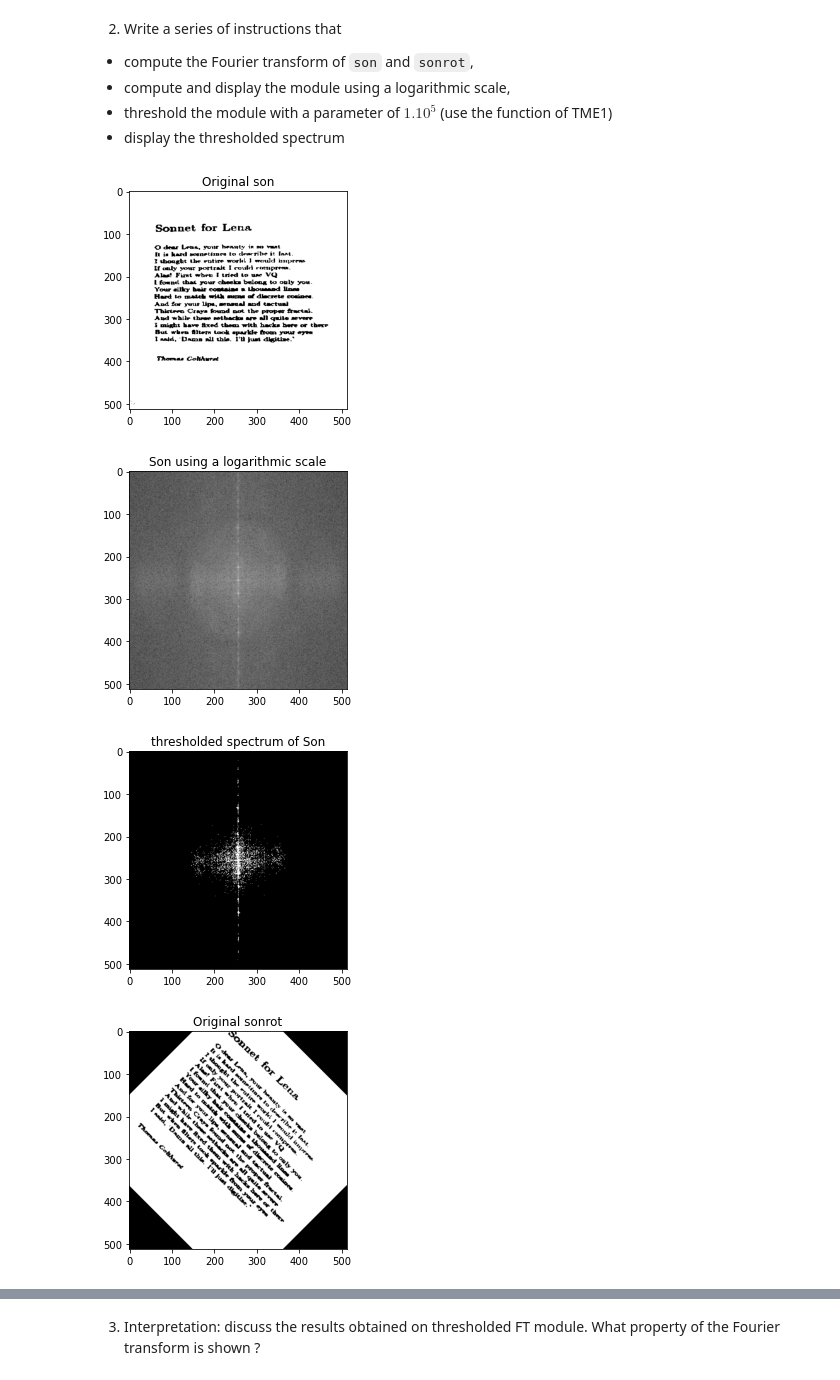
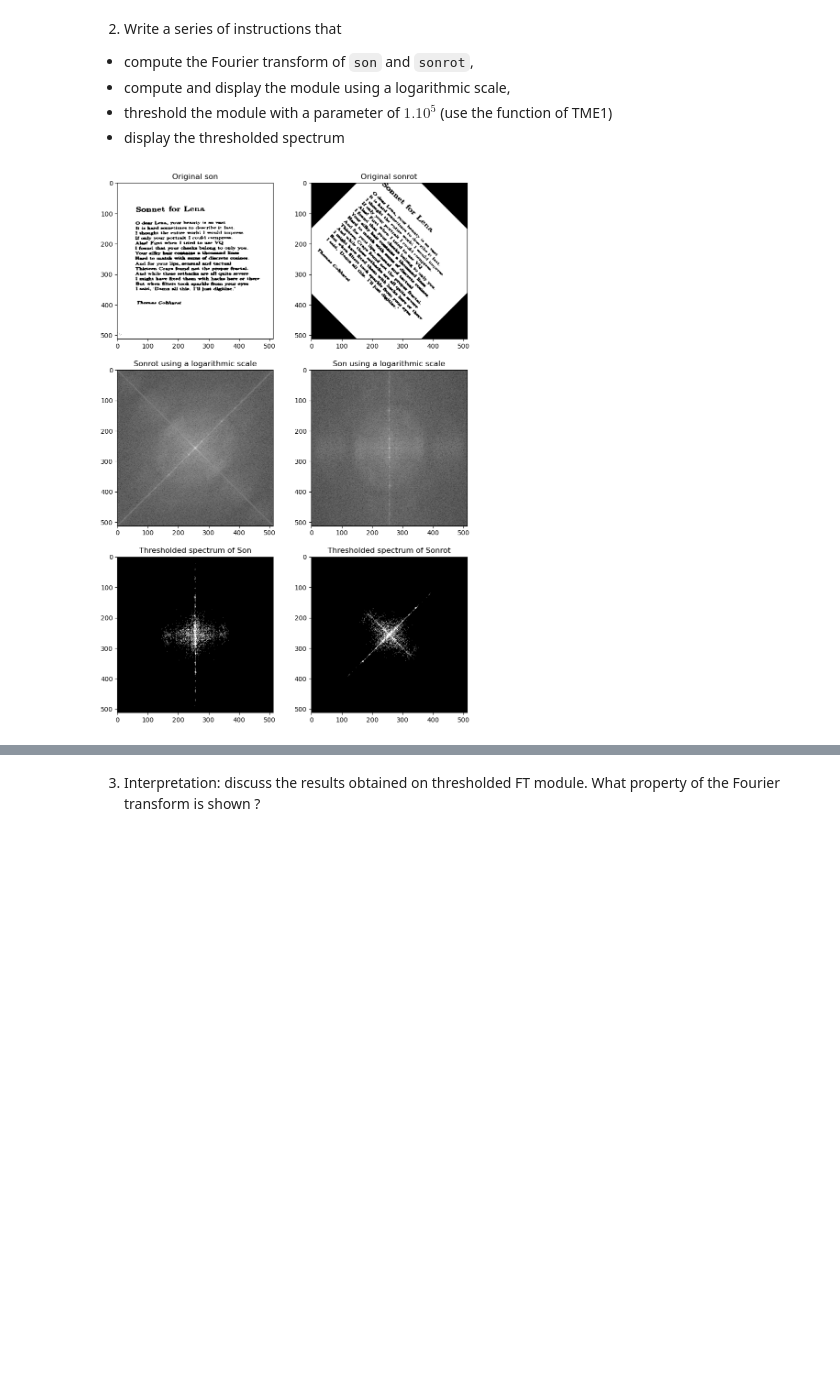
Before and after one commit to ZHANGzhile/BIMA, a Jupyter notebook: TME2/TME2.ipynb, the cells around one changed output, grey strips where cells are left out. Cells and saved outputs as stored; diff of their text form; code cells hidden in the pictures; blank space fills up the shorter version.

```diff
--- a/TME2/TME2.ipynb
+++ b/TME2/TME2.ipynb
@@ -45,53 +45,53 @@ def toVisualizeLogFT(If):
 # %%
 import matplotlib.pyplot as plt
 #compute the Fourier transform of son and sonrot
 fft_son = computeFT(son)
 fft_sonrot = computeFT(sonrot)
 
 #compute the module using a logarithmic scale
 log_son = toVisualizeLogFT(fft_son)
 log_sonrot = toVisualizeLogFT(fft_sonrot)
 
 
 #threshold the module with a parameter of  1.10^5
 def thresholdImage(I,s):
     """ Array*int -> Array """
     I2 = I.copy()
     I2[I2 < s] = 0
     I2[I2 != 0] = 255
     return I2
 
 thr_son = thresholdImage(toVisualizeFT(fft_son),10**5)
 thr_sonrot = thresholdImage(toVisualizeFT(fft_sonrot),10**5)
 
-#display son
-plt.title("Original son")
-plt.imshow(son,cmap="gray")
+# create a figure with 3 subplots
+fig, axs = plt.subplots(3, 2, figsize=(10, 15))
+
+# plot son in the first subplot
+axs[0, 0].set_title("Original son")
+axs[0, 0].imshow(son, cmap="gray")
+
+# plot sonrot in the fourth subplot
+axs[0, 1].set_title("Original sonrot")
+axs[0, 1].imshow(sonrot, cmap="gray")
+
+# plot log_son in the second subplot
+axs[1, 1].set_title("Son using a logarithmic scale")
+axs[1, 1].imshow(log_son, cmap="gray")
+
+# plot log_sonrot in the fifth subplot
+axs[1, 0].set_title("Sonrot using a logarithmic scale")
+axs[1, 0].imshow(log_sonrot, cmap="gray")
+
+# plot thr_son in the third subplot
+axs[2, 0].set_title("Thresholded spectrum of Son")
+axs[2, 0].imshow(thr_son, cmap="gray")
+
+# plot thr_sonrot in the sixth subplot
+axs[2, 1].set_title("Thresholded spectrum of Sonrot")
+axs[2, 1].imshow(thr_sonrot, cmap="gray")
+
+# display the figure
 plt.show()
-
-plt.title("Son using a logarithmic scale")
-plt.imshow(log_son,cmap="gray")
-plt.show()
-
-plt.title("thresholded spectrum of Son")
-plt.imshow(thr_son,cmap="gray")
-plt.show()
-
-
-#display sonrot
-plt.title("Original sonrot")
-plt.imshow(sonrot,cmap="gray")
-plt.show()
-
-plt.title("Sonrot using a logarithmic scale")
-plt.imshow(log_sonrot,cmap="gray")
-plt.show()
-
-plt.title("thresholded spectrum of Sonrot")
-plt.imshow(thr_sonrot,cmap="gray")
-plt.show()
 # %% [output]
-[figure, old version]
+[figure, new version]
-[figure, removed]
-[figure, removed]
-[figure, removed]
```
Also changed, not shown: parts of 6 cells of this notebook, 3 other files.
